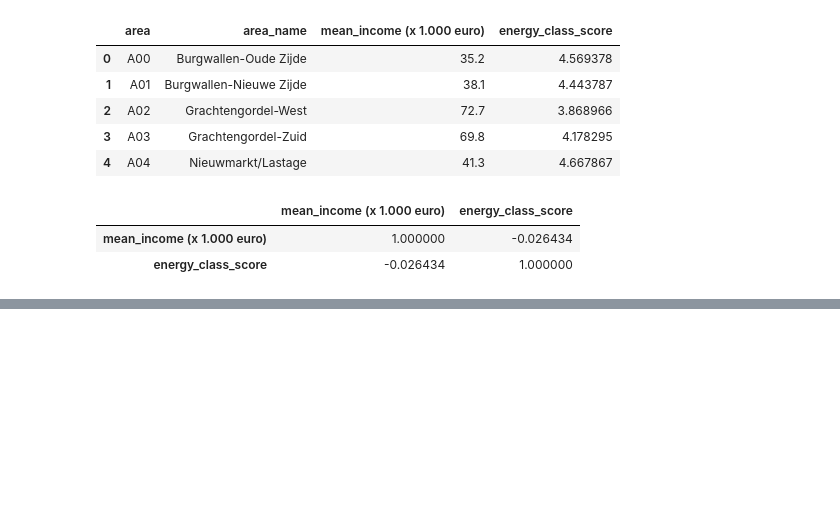
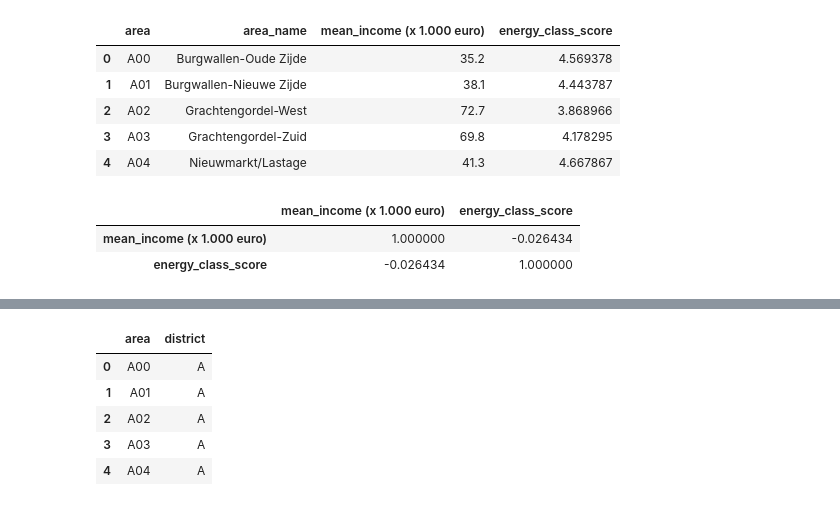
Before and after one commit to maaikedj/Ironhack-dataptams2020-project2, a Jupyter notebook: your-project/Maaike_project2.ipynb, the cells around one changed output, grey strips where cells are left out. Cells and saved outputs as stored; diff of their text form; code cells hidden in the pictures; blank space fills up the shorter version.

```diff
--- a/your-project/Maaike_project2.ipynb
+++ b/your-project/Maaike_project2.ipynb
@@ -184,0 +196,14 @@ corr_matrix
+# %%
+#create df with area and district column
+area_district = area_info[['Buurtcombinatie_code', 'Stadsdeel_code']]
+
+#rename columns:
+area_district = area_district.rename(columns = {'Buurtcombinatie_code': 'area','Stadsdeel_code': 'district'})
+area_district.head()
+# %% [output]
+|  | area | district |
+| 0 | A00 | A |
+| 1 | A01 | A |
+| 2 | A02 | A |
+| 3 | A03 | A |
+| 4 | A04 | A |
```
Also changed, not shown: parts of 7 cells of this notebook.
